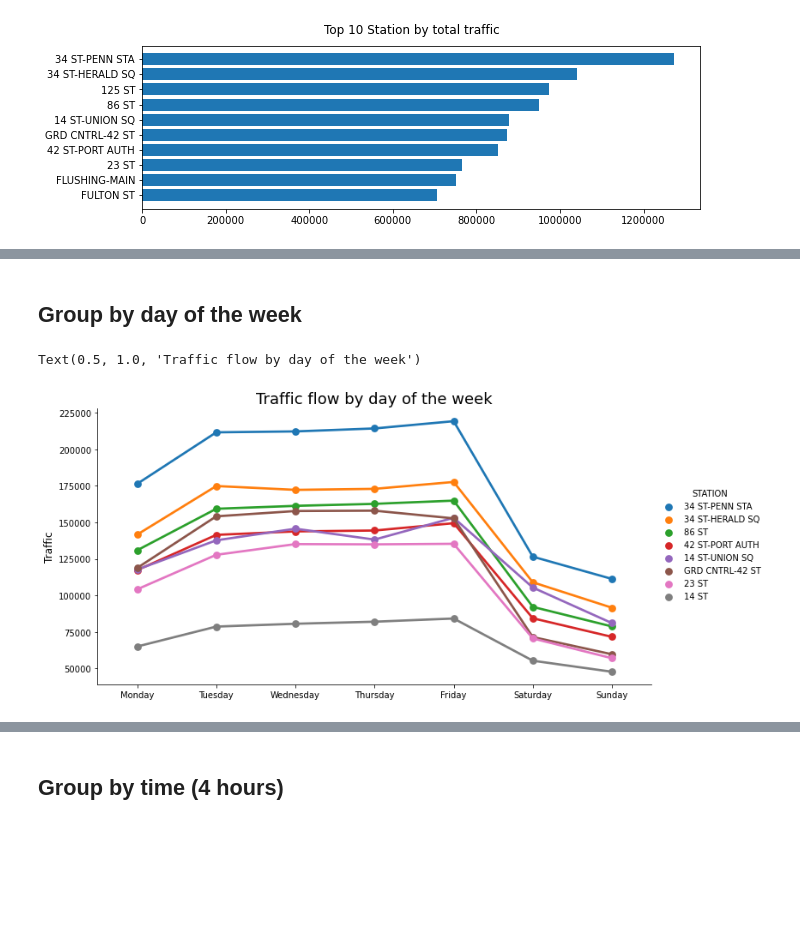
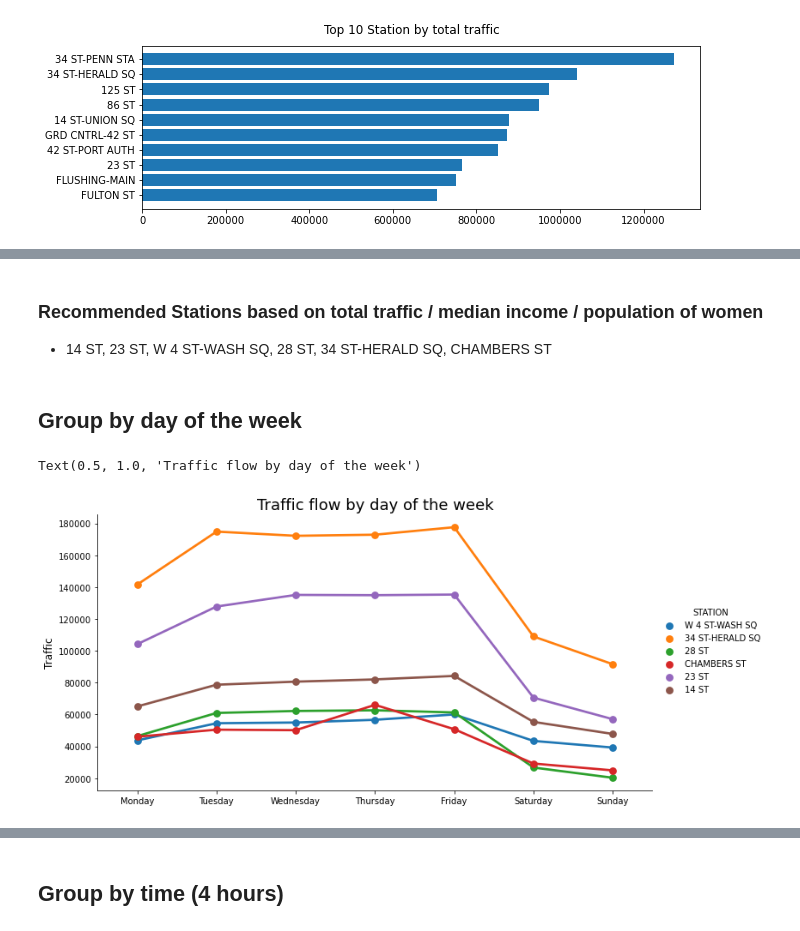
Before and after one commit to kimtaeuk1995/MTA_Analysis, a Jupyter notebook: MTA_TURNSTILE_ANALYSIS.ipynb, the cells around one changed output, grey strips where cells are left out. Saved outputs shown, nothing was run; the diff lists cells and outputs as text; code cells hidden in the pictures; blank space fills up the shorter version.

Commit message:
updated with recommended stations

```diff
--- a/MTA_TURNSTILE_ANALYSIS.ipynb
+++ b/MTA_TURNSTILE_ANALYSIS.ipynb
@@ -281,3 +321,6 @@ ax.xaxis.get_major_formatter().set_scientific(False)
+# %% [markdown]
+### Recommended Stations based on total traffic / median income / population of women
+- 14 ST, 23 ST, W 4 ST-WASH SQ, 28 ST, 34 ST-HERALD SQ, CHAMBERS ST
 # %% [markdown]
 ## Group by day of the week
 # %%
@@ -288,12 +331,12 @@ entries_by_day_of_week['DAY_OF_WEEK'] = entries_by_day_of_week.DATETIME.dt.day_n
 entries_by_day_of_week = entries_by_day_of_week.groupby(['STATION', 'DAY_OF_WEEK'])['TOTAL_TRAFFIC'].sum().reset_index()
 # %%
 order = ['Monday', 'Tuesday', 'Wednesday', 'Thursday', 'Friday', 'Saturday', 'Sunday']
-sns.catplot('DAY_OF_WEEK', 'TOTAL_TRAFFIC', kind='point',hue='STATION',order=order, hue_order=['34 ST-PENN STA', '34 ST-HERALD SQ', '86 ST','42 ST-PORT AUTH', '14 ST-UNION SQ', 'GRD CNTRL-42 ST', '23 ST', '14 ST'], aspect=2, data=entries_by_day_of_week)
+sns.catplot('DAY_OF_WEEK', 'TOTAL_TRAFFIC', kind='point',hue='STATION',order=order, hue_order=['W 4 ST-WASH SQ', '34 ST-HERALD SQ','28 ST', 'CHAMBERS ST', '23 ST', '14 ST'], aspect=2, data=entries_by_day_of_week)
 plt.xlabel('')
 plt.ylabel('Traffic', size=12)
 plt.title('Traffic flow by day of the week', size=18)
 # %% [output]
 Text(0.5, 1.0, 'Traffic flow by day of the week')
-[figure, old version]
+[figure, new version]
 # %%
 entries_weekday = entries_by_day_of_week.loc[entries_by_day_of_week['DAY_OF_WEEK'].isin(['Monday', 'Tuesday', 'Wednesday', 'Thursday', 'Friday'])]
```
Also changed, not shown: parts of 22 cells of this notebook.
